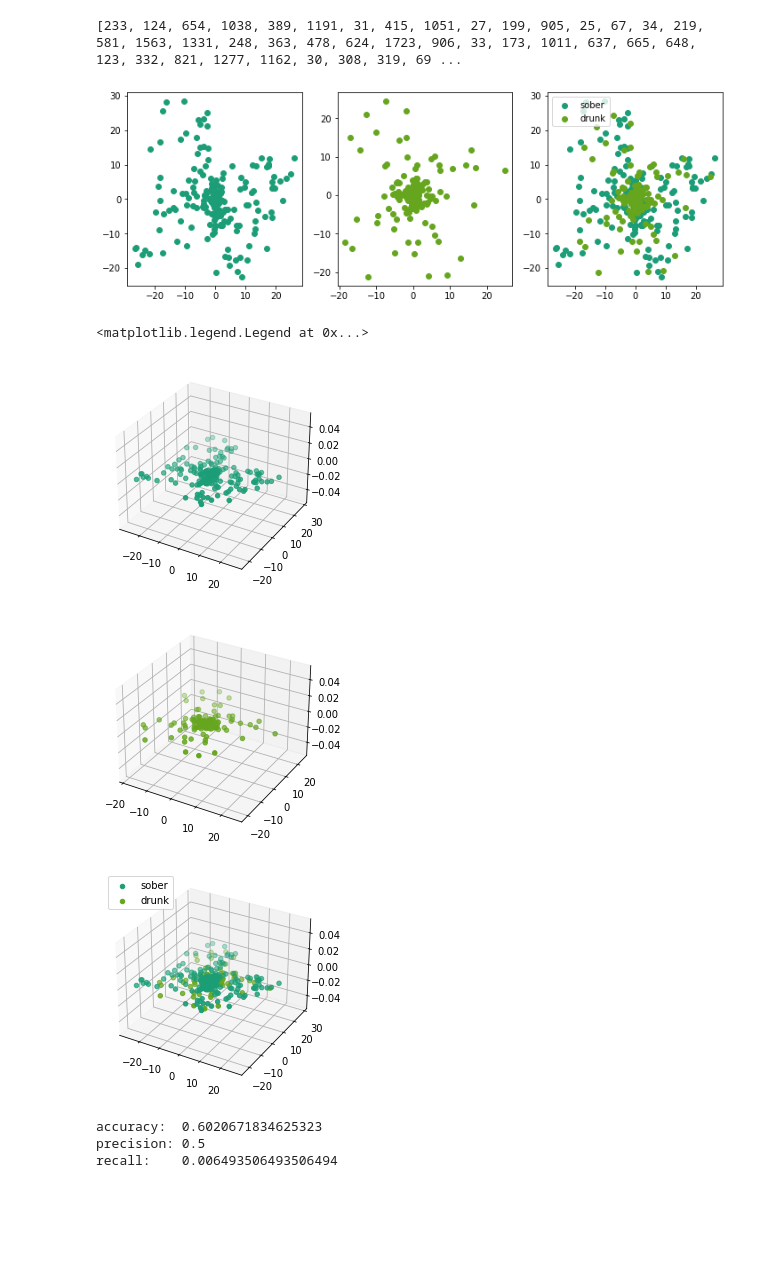
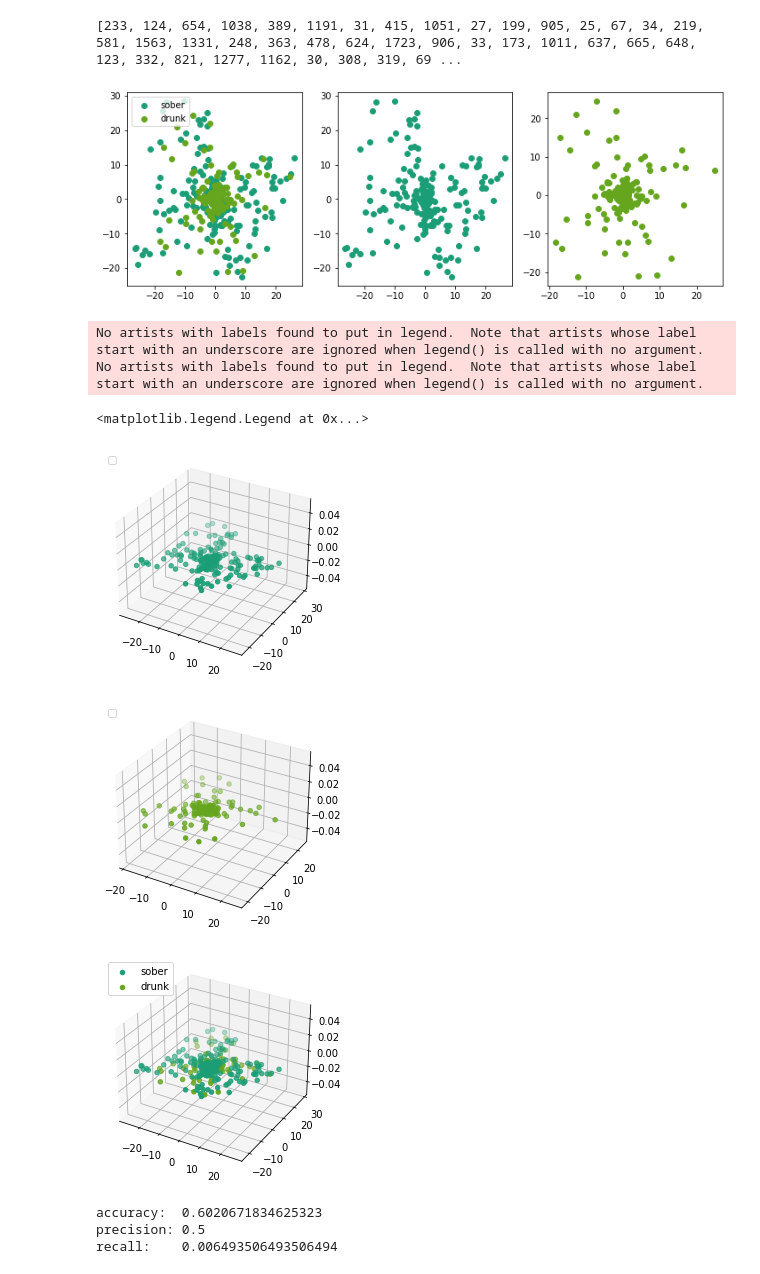
Before and after one commit to Nat-133/accelerometer-catagorization, a Jupyter notebook: svm_training.ipynb, the cells around one changed output. Drawn from its saved outputs; the diff is of its cells as text; code cells hidden in the pictures; blank space fills up the shorter version.

```diff
--- a/svm_training.ipynb
+++ b/svm_training.ipynb
@@ -95,17 +95,17 @@ Z3D = svd(X, 3)
 # %%
 colourmap = plt.cm.Dark2
 
 def displaydata(dataset, y):
     fig, axes = plt.subplots(ncols=3, figsize=(12,4))
     for i in range(2):
         thisX = dataset[y==i]
-        axes[2].scatter(thisX[:,0], thisX[:,1], color=colourmap(1.*i/2), label="drunk" if i==1 else "sober")
-        axes[i].scatter(thisX[:,0], thisX[:,1], color=colourmap(1.*i/2))
-    axes[2].legend(loc="upper left")
+        axes[0].scatter(thisX[:,0], thisX[:,1], color=colourmap(1.*i/2), label="drunk" if i==1 else "sober")
+        axes[i+1].scatter(thisX[:,0], thisX[:,1], color=colourmap(1.*i/2))
+    axes[0].legend(loc="upper left")
 
 displaydata(Z, y)
 # %% [output]
-[figure, old version]
+[figure, new version]
 # %%
 figs = [plt.figure() for _ in range(3)]
 axes = [fig.add_subplot(projection='3d') for fig in figs]
@@ -114,8 +114,12 @@ for i in range(2):
     axes[2].scatter(thisX[:,0], thisX[:,1], color=colourmap(1.*i/2), label="drunk" if i==1 else "sober")
     axes[i].scatter(thisX[:,0], thisX[:,1], color=colourmap(1.*i/2))
 axes[2].legend(loc="upper left")
+axes[1].legend(loc="upper left")
+axes[0].legend(loc="upper left")
 # %% [output]
-<matplotlib.legend.Legend at 0x...>
+No artists with labels found to put in legend.  Note that artists whose label start with an underscore are ignored when legend() is called with no argument.
+No artists with labels found to put in legend.  Note that artists whose label start with an underscore are ignored when legend() is called with no argument.
+<matplotlib.legend.Legend at 0x...>
 [figure]
 [figure]
 [figure]
```
Also changed, not shown: 13 other files.
